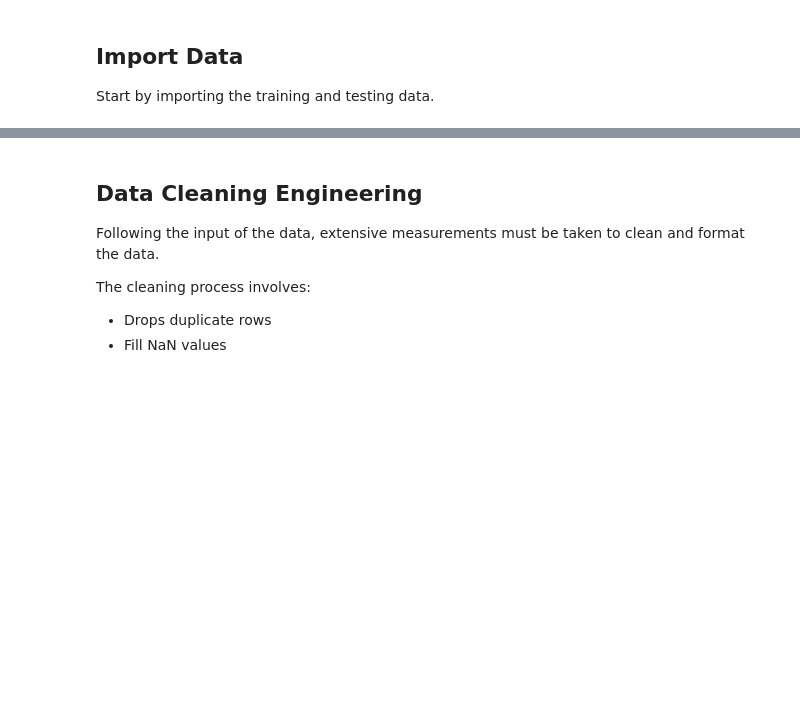
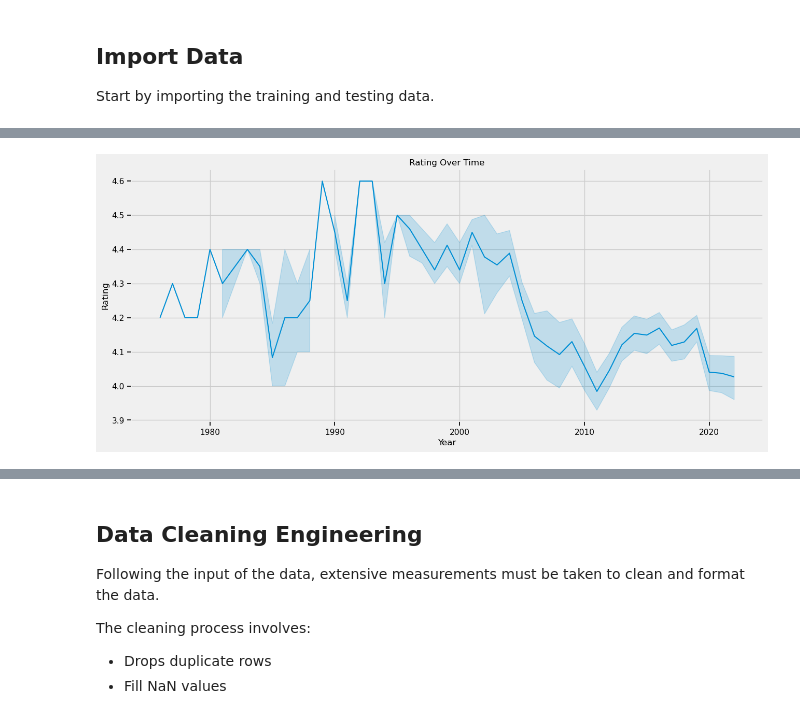
Before and after one commit to willhall2001/BreakinBadCode, a Jupyter notebook: 05_Machine_Leaning_Model_2.ipynb, the cells around one changed output, grey strips where cells are left out. Cells and saved outputs as stored; diff of their text form; code cells hidden in the pictures; blank space fills up the shorter version.

```diff
--- a/05_Machine_Leaning_Model_2.ipynb
+++ b/05_Machine_Leaning_Model_2.ipynb
@@ -64,0 +83,16 @@ train
+# %%
+#Set out figure size
+plt.figure(figsize=(14, 6))
+
+#Set out lineplot and data
+sns.lineplot(data = train[train['District'] == 'Sonoma'], x = 'Year', y = 'Ratings Average')
+
+#Adding labels and title
+plt.xlabel('Year')
+plt.ylabel('Rating')
+plt.title('Rating Over Time')
+
+#Show the plot
+plt.show()
+# %% [output]
+[figure, added]
```
Also changed, not shown: parts of 15 cells of this notebook, 3 other files.
